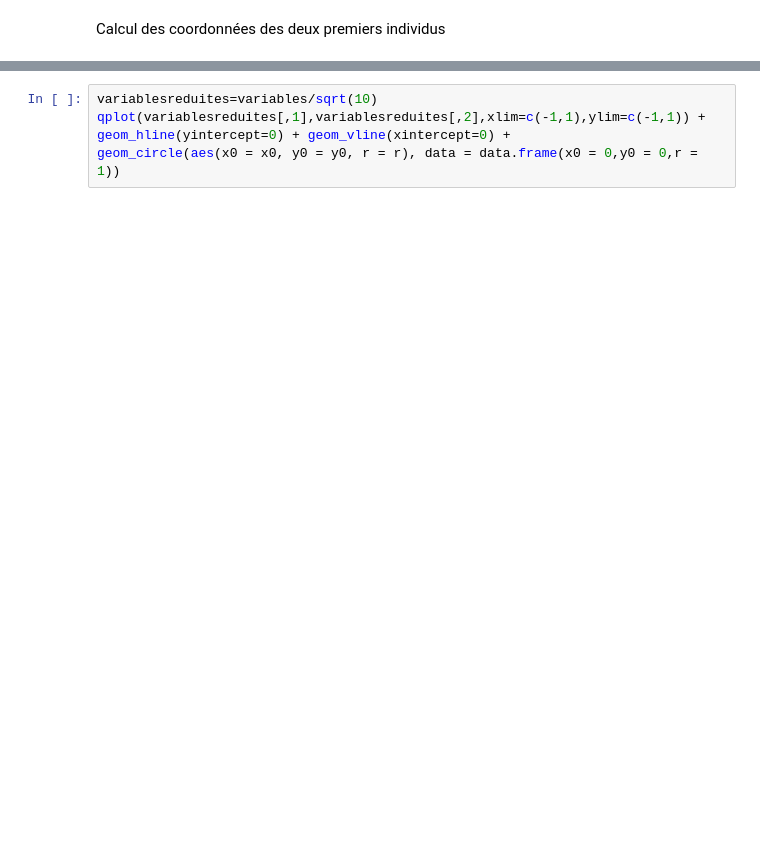
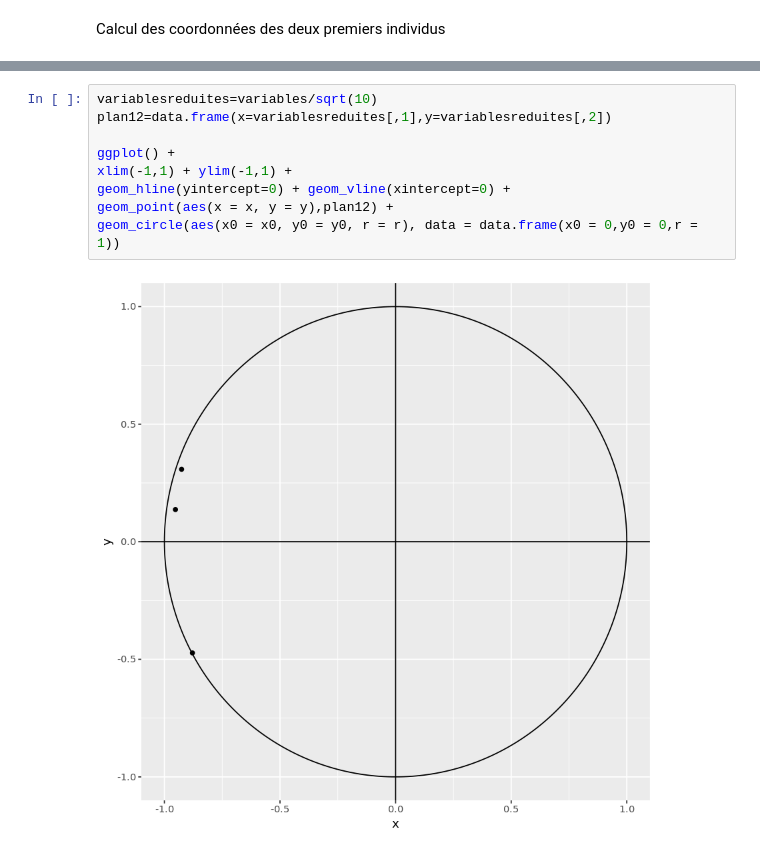
Before and after one commit to clement-dufaure/notes-public, a Jupyter notebook: acp.ipynb, the cells around one changed output, grey strips where cells are left out. Saved outputs shown, nothing was run; the diff lists cells and outputs as text; blank space fills up the shorter version.

```diff
--- a/acp.ipynb
+++ b/acp.ipynb
@@ -116,5 +171,11 @@ qplot(variables[,1],variables[,2],xlim=c(-3.1,3.1),ylim=c(-3.1,3.1)) + geom_hlin
 # %%
 variablesreduites=variables/sqrt(10)
-qplot(variablesreduites[,1],variablesreduites[,2],xlim=c(-1,1),ylim=c(-1,1)) +
+plan12=data.frame(x=variablesreduites[,1],y=variablesreduites[,2])
+
+ggplot() +
+xlim(-1,1) + ylim(-1,1) +
 geom_hline(yintercept=0) + geom_vline(xintercept=0) +
+geom_point(aes(x = x, y = y),plan12) +
 geom_circle(aes(x0 = x0, y0 = y0, r = r), data = data.frame(x0 = 0,y0 = 0,r = 1))
+# %% [output]
+[figure, added]
```
Also changed, not shown: parts of 10 cells of this notebook.
